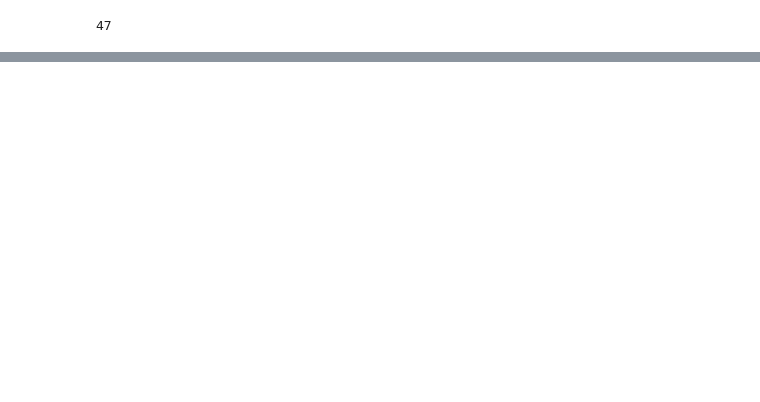
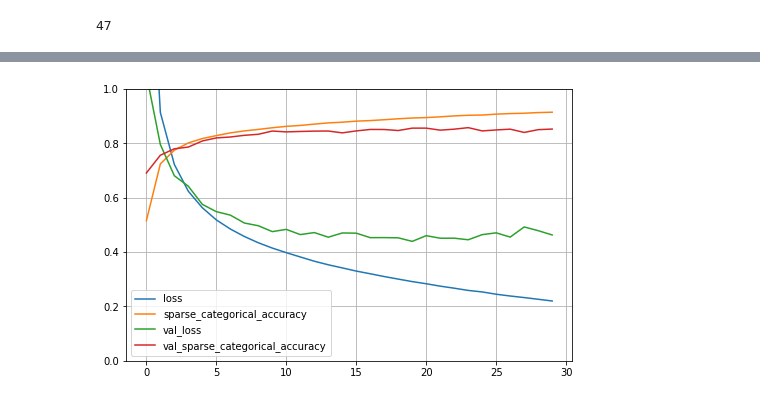
Before and after one commit to kungfu15447/EASV_ML-Exam-Project, a Jupyter notebook: balanced-classes.ipynb, the cells around one changed output, grey strips where cells are left out. Cells and saved outputs as stored; diff of their text form; code cells hidden in the pictures; blank space fills up the shorter version.

Commit message:
trained model. Overfits too much

```diff
--- a/balanced-classes.ipynb
+++ b/balanced-classes.ipynb
@@ -10,9 +11,9 @@ train.shape
 # %% [output]
 (112799, 785)
 # %%
-x_train = train[:, 1:]
-x_train = x_train / 255.0
-y_train = train[:, 0]
+x_train, x_valid = train[5000:, 1:], train[:5000, 1:]
+x_train, x_valid = x_train / 255.0, x_valid/ 255.0
+y_train, y_valid = train[5000:, 0], train[:5000, 0]
 
 x_train.shape, y_train.shape
 # %% [output]
@@ -24,6 +25,7 @@ y_train_unique.size
 47
 # %%
 model = keras.models.Sequential([
+    Flatten(input_shape=[784]),
     Dense(300, activation="relu"),
     Dense(300, activation="relu"),
     Dense(300, activation="relu"),
@@ -32,0 +56,7 @@ model = keras.models.Sequential([
+# %%
+model.compile(loss=keras.losses.sparse_categorical_crossentropy,
+              optimizer=keras.optimizers.SGD(learning_rate=0.01),
+              metrics=[keras.metrics.sparse_categorical_accuracy])
+# %%
+early_stopping_cb = callbacks.EarlyStopping(patience=10, restore_best_weights=True)
+history = model.fit(x_train, y_train, epochs=100, validation_data=(x_valid, y_valid), callbacks=[early_stopping_cb])
@@ -32,0 +81,7 @@ model = keras.models.Sequential([
+# %%
+pd.DataFrame(history.history).plot(figsize=(8, 5))
+plt.grid(True)
+plt.gca().set_ylim(0, 1) # set the vertical range to [0-1]
+plt.show()
+# %% [output]
+[figure, added]
```
Also changed, not shown: parts of 4 cells of this notebook.
